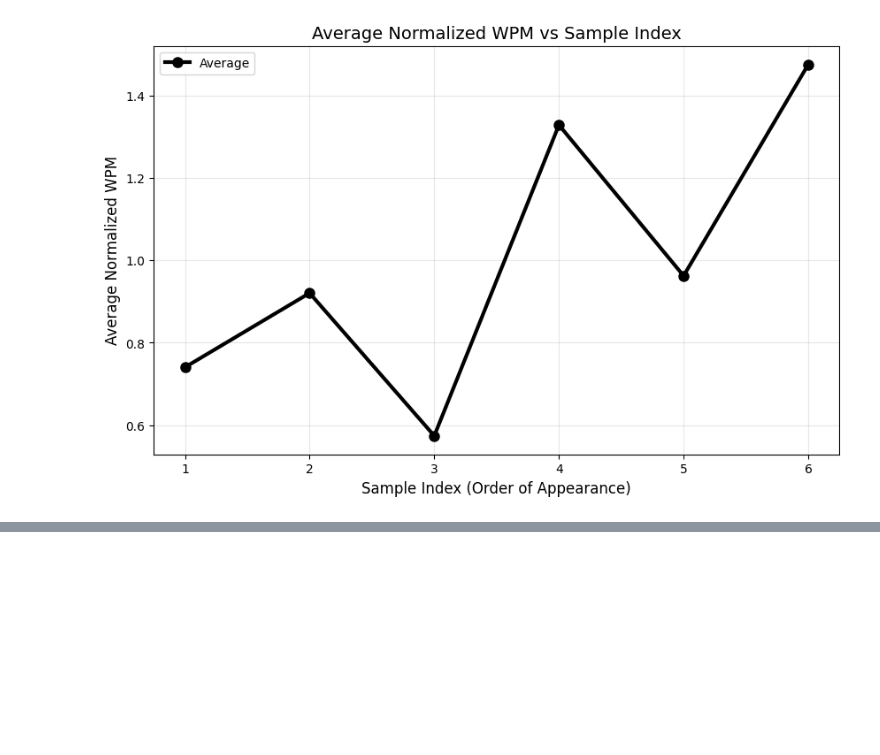
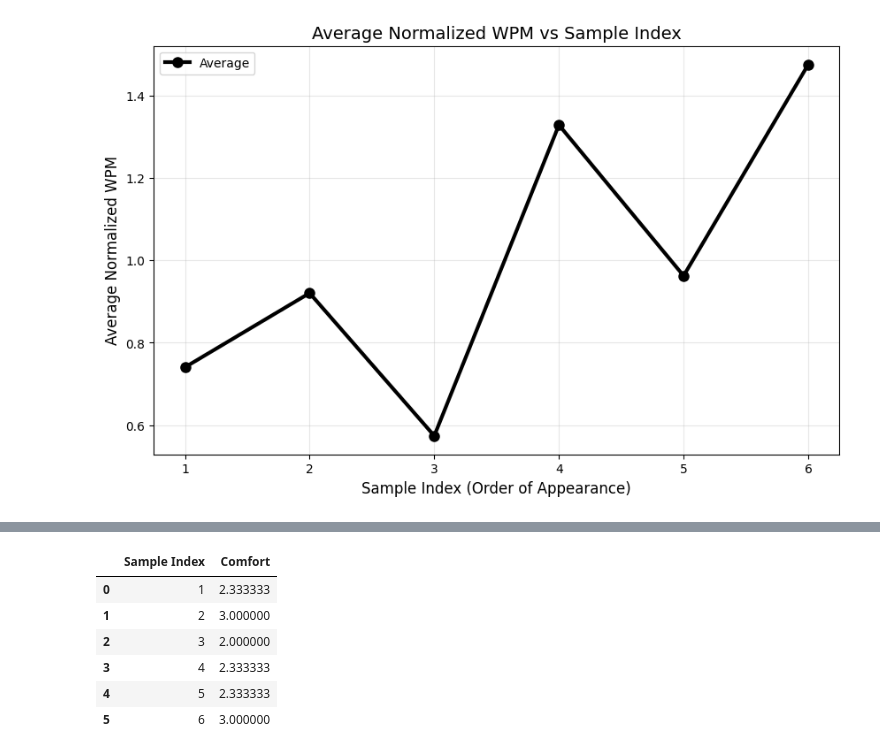
Before and after one commit to Sigmarik/infomscip-assignment-3-user-study, a Jupyter notebook: data/plots.ipynb, the cells around one changed output, grey strips where cells are left out. Cells and saved outputs as stored; diff of their text form; code cells hidden in the pictures; blank space fills up the shorter version.

```diff
--- a/data/plots.ipynb
+++ b/data/plots.ipynb
@@ -235,0 +269,17 @@ plt.show()
+# %%
+# Group by Sample Index and calculate the mean Comfort across all participants
+avg_comfort_sample_df = df.groupby('Sample Index')['Comfort'].mean().reset_index()
+
+# Sort by Sample Index to ensure the line plots correctly from left to right
+avg_comfort_sample_df = avg_comfort_sample_df.sort_values('Sample Index')
+
+# Optional: Display the aggregated data
+display(avg_comfort_sample_df)
+# %% [output]
+|  | Sample Index | Comfort |
+| 0 | 1 | 2.333333 |
+| 1 | 2 | 3.000000 |
+| 2 | 3 | 2.000000 |
+| 3 | 4 | 2.333333 |
+| 4 | 5 | 2.333333 |
+| 5 | 6 | 3.000000 |
```
Also changed, not shown: parts of 3 cells of this notebook.
